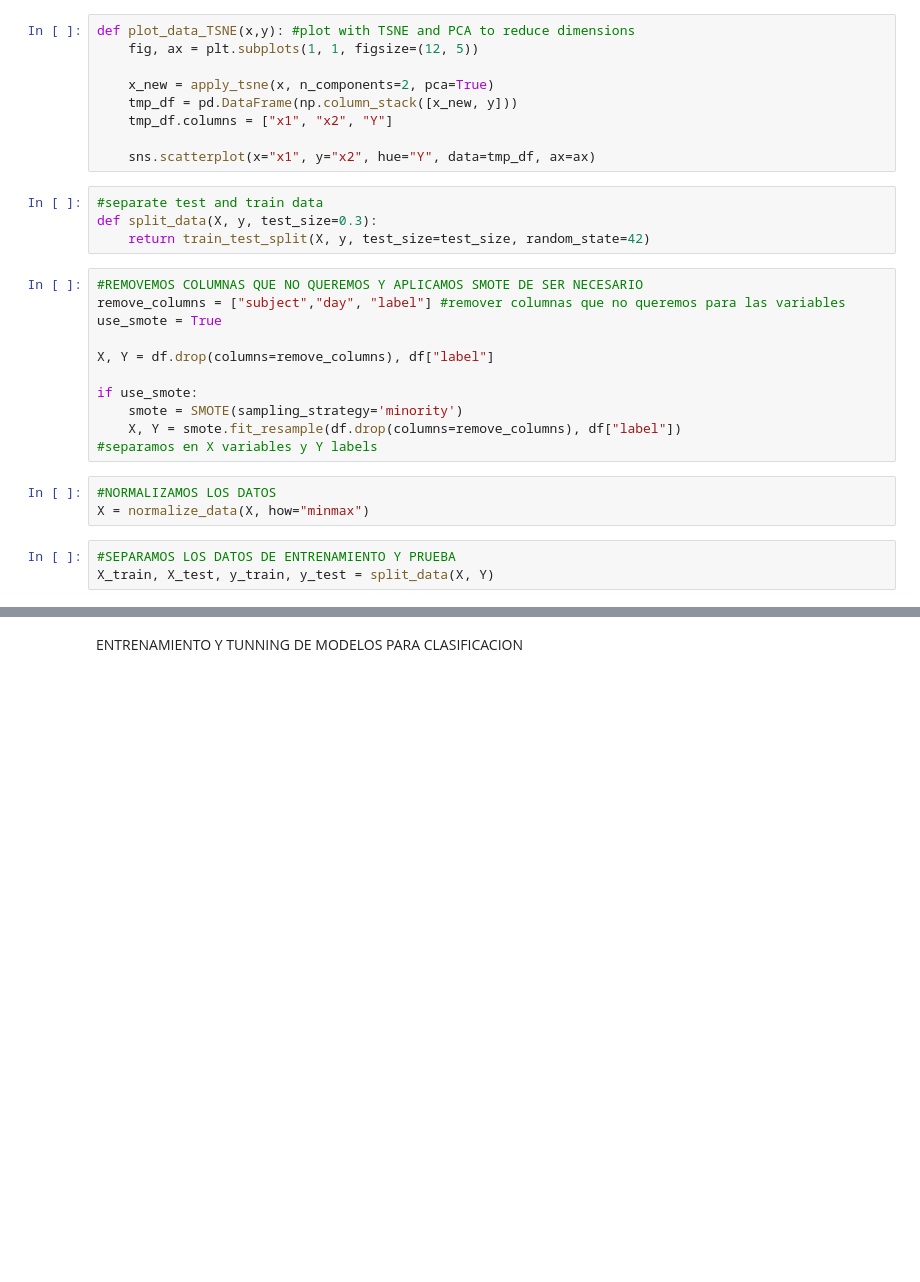
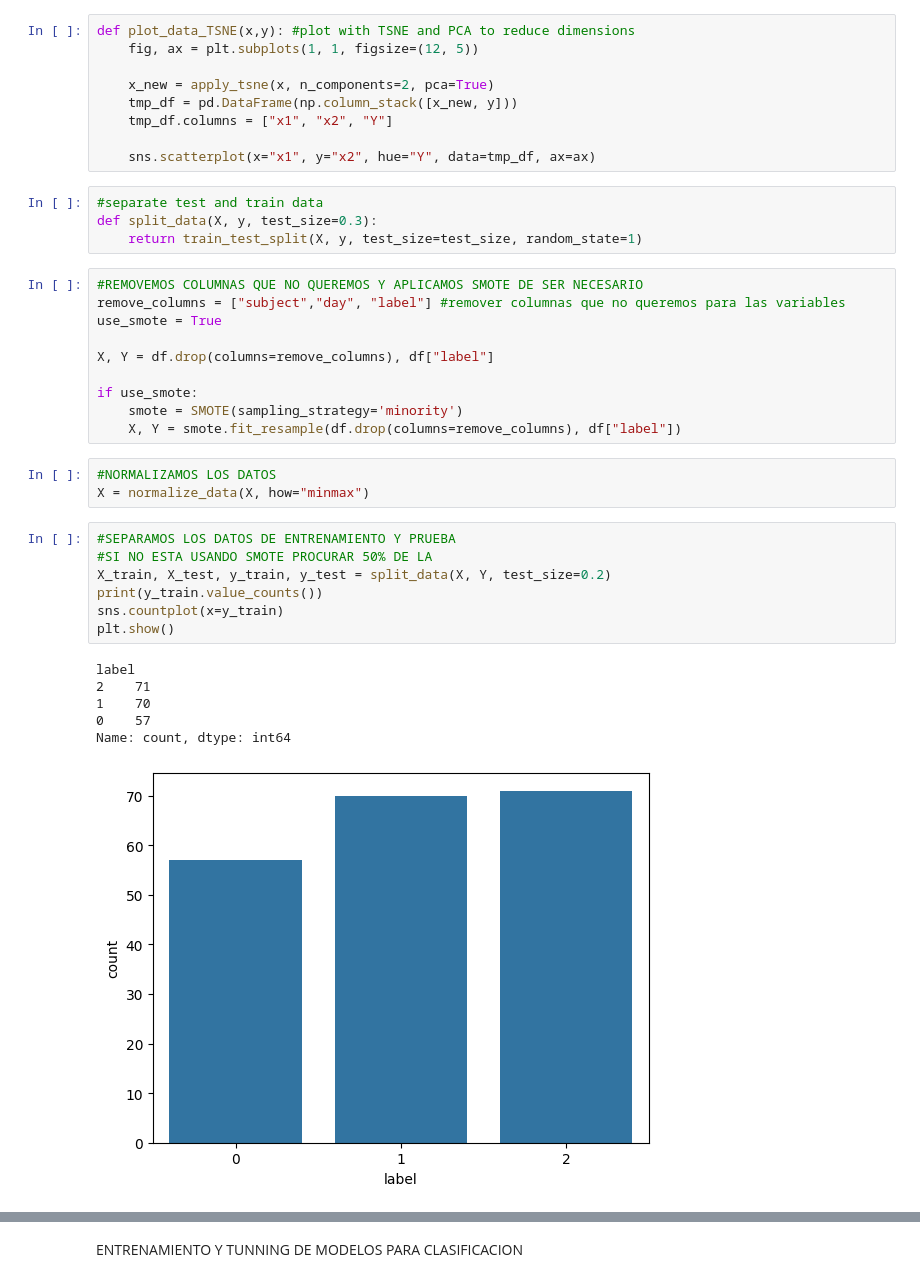
Before and after one commit to oscariolo/FinalMachineLearning, a Jupyter notebook: source/models/classification.ipynb, the cells around one changed output, grey strips where cells are left out. Drawn from its saved outputs; the diff is of its cells as text; blank space fills up the shorter version.

```diff
--- a/source/models/classification.ipynb
+++ b/source/models/classification.ipynb
@@ -79,7 +101,7 @@ def plot_data_TSNE(x,y): #plot with TSNE and PCA to reduce dimensions
 # %%
 #separate test and train data
 def split_data(X, y, test_size=0.3):
-    return train_test_split(X, y, test_size=test_size, random_state=42)
+    return train_test_split(X, y, test_size=test_size, random_state=1)
 # %%
 #REMOVEMOS COLUMNAS QUE NO QUEREMOS Y APLICAMOS SMOTE DE SER NECESARIO
 remove_columns = ["subject","day", "label"] #remover columnas que no queremos para las variables
@@ -90,13 +112,23 @@ X, Y = df.drop(columns=remove_columns), df["label"]
 if use_smote:
     smote = SMOTE(sampling_strategy='minority')
     X, Y = smote.fit_resample(df.drop(columns=remove_columns), df["label"])
-#separamos en X variables y Y labels
 # %%
 #NORMALIZAMOS LOS DATOS
 X = normalize_data(X, how="minmax")
 # %%
 #SEPARAMOS LOS DATOS DE ENTRENAMIENTO Y PRUEBA
-X_train, X_test, y_train, y_test = split_data(X, Y)
+#SI NO ESTA USANDO SMOTE PROCURAR 50% DE LA
+X_train, X_test, y_train, y_test = split_data(X, Y, test_size=0.2)
+print(y_train.value_counts())
+sns.countplot(x=y_train)
+plt.show()
+# %% [output]
+label
+2    71
+1    70
+0    57
+Name: count, dtype: int64
+[figure, added]
 # %%
 #PLOTTING DATA
 plot_data_TSNE(X, Y)
```
Also changed, not shown: parts of 18 cells of this notebook.
